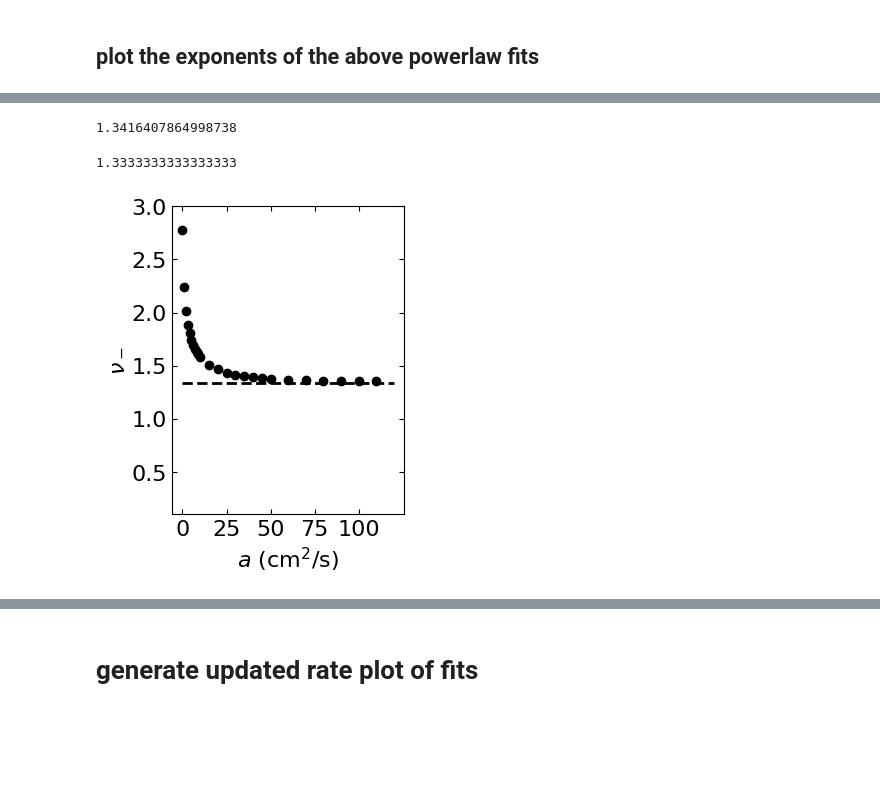
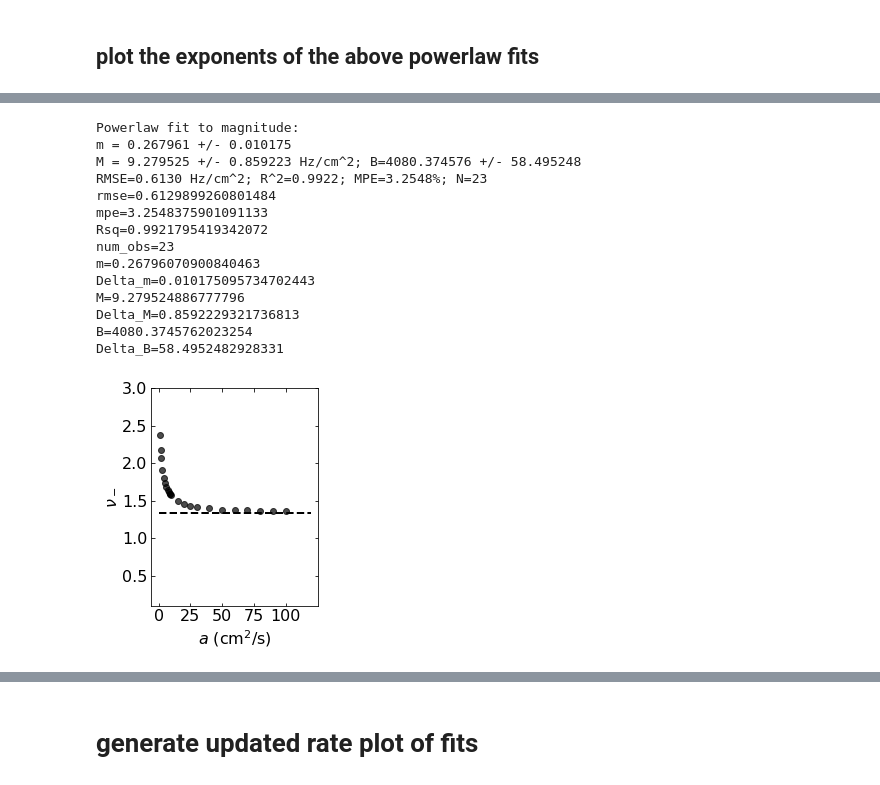
Before and after one commit to timtyree/bgmc, a Jupyter notebook: python/Generation of figure 3.ipynb, the cells around one changed output, grey strips where cells are left out. Cells and saved outputs as stored; diff of their text form; code cells hidden in the pictures; blank space fills up the shorter version.

```diff
--- a/python/Generation of figure 3.ipynb
+++ b/python/Generation of figure 3.ipynb
@@ -61,7 +61,8 @@ lr['w']=lr['rate']/lr['A']*10**3 #Hz/cm^2
 # %%
 # input_fn=f"/home/timothytyree/Documents/GitHub/bgmc/python/data/osg_output/run_18_all_powerlaw_fits.csv"
 # input_fn=f"/home/timothytyree/Documents/GitHub/bgmc/python/data/osg_output/run_17_all_powerlaw_fits.csv"
-input_fn=f"{nb_dir}/data/osg_output/run_15_all_powerlaw_fits.csv" #works for many parameter settings (L=10)
+# input_fn=f"{nb_dir}/data/osg_output/run_15_all_powerlaw_fits.csv" #works for many parameter settings (L=10)
+input_fn=f"{nb_dir}/data/osg_output/run_36_all_powerlaw_fits.csv" #works for many parameter settings (L=10)
 df=pd.read_csv(input_fn)
 df.head()
 # %% [output]
@@ -132,7 +154,7 @@ fig, ax = plt.subplots(figsize=figsize)
 # varkappa_lst = sorted(set(df['varkappa'].values))
 # varkappa_lst = list(reversed([0,1,2,3, 5, 10, 20, 30]))
 # varkappa_lst = list(reversed([0, 1, 2, 5, 15, 30]))
-varkappa_lst = list(reversed([0,
+varkappa_lst = list(reversed([#0,
                               1, 2, 3, 4,
  5,
 #  6,
@@ -324,7 +348,8 @@ df.loc[query]
 # %%
 # x_values = np.linspace(0, 1, 1000)
 x_values = np.logspace(-3, .4, 1000)
-varkappa_set_values = sorted(df.varkappa.drop_duplicates())
+varkappa_set_values = np.array(sorted(df.varkappa.drop_duplicates()))
+varkappa_set_values = varkappa_set_values[varkappa_set_values>0].copy() #remove 0 for powerlaws
 # vmin = 0
 # # vmin = 0.01
 # vmax = 30
@@ -355,48 +380,62 @@ for varkappa in varkappa_set_values:
 df_graph = pd.DataFrame(dict_graph_lst)
 # df_graph
 # %%
-# df_graph
+#extract xy values
+varkappa_values = df_graph['varkappa'].values
+M_values = df_graph['M'].values
+nu_values = df_graph['nu'].values
+#fit powerlaw for M in terms of a
+print(f"Powerlaw fit to magnitude:")
+dict_fit = print_fit_power_law(x=varkappa_values,y=M_values)
+print_dict(dict_fit)
+MM = dict_fit['M']
+Mnu = dict_fit['m']
+# %% [output]
+Powerlaw fit to magnitude:
+m = 0.267961 +/- 0.010175
+M = 9.279525 +/- 0.859223 Hz/cm^2; B=4080.374576 +/- 58.495248
+RMSE=0.6130 Hz/cm^2; R^2=0.9922; MPE=3.2548%; N=23
+rmse=0.6129899260801484
+mpe=3.2548375901091133
+Rsq=0.9921795419342072
+num_obs=23
+m=0.26796070900840463
+Delta_m=0.010175095734702443
+M=9.279524886777796
+Delta_M=0.8592229321736813
+B=4080.3745762023254
+Delta_B=58.4952482928331
-# %%
-np.sqrt(9/5)
-# %% [output]
-1.3416407864998738
-# %%
-4/3
-# %% [output]
-1.3333333333333333
 # %%
 # cmap = 'Spectral_r'
 cmap = 'viridis'
 num_points = 25
 c_col = 'rmse_full'
 # fontsize = 20
 fontsize=16
 figsize = (3, 4)  #(5,4)
 fig, ax = plt.subplots(figsize=figsize)
 
 # df_graph.plot.scatter(ax=ax,x='varkappa',y='nu',c='varkappa',vmin=vmin,vmax=vmax,cmap='viridis')#,alpha=0.7,size=50)
-varkappa_values = df_graph['varkappa'].values
-nu_values = df_graph['nu'].values
-ax.scatter(x=varkappa_values,y=nu_values,c='k')#,alpha=0.7,size=50)
+ax.scatter(x=varkappa_values,y=nu_values,c='k',alpha=0.7)#,size=50)
 # ax.scatter(x=varkappa_values,y=nu_values,c=varkappa_values,vmin=vmin,vmax=vmax,cmap='viridis')#,alpha=0.7,size=50)
 # df_graph.plot(ax=ax,x='varkappa',y='nu')#,alpha=0.7,size=50)
 
 
-#TODO: plot dotted line at 4/3
+#plot dotted line at 4/3
 xv=np.linspace(0,120,10)
 ax.plot(xv,0.*xv+4/3,'k--',lw=2)
 
 ax.set_xticks([0,25,50,75,100])
 ax.tick_params(top=True, right=True,direction='in',which='both')
 format_plot(ax=ax,xlabel=r'$a$ (cm$^2$/s)',ylabel=r'$\nu_-$',use_loglog=False,fontsize=fontsize)
 # ax.set_xscale('log')
 # fig.colorbar().remove()
 # ax.set_yscale('log')
 # ax.get_legend().remove()
 # cb = plt.colorbar()
 # cb.remove()
 
 ax.set_ylim([0.1,3])
 plt.show()
 # %% [output]
-[figure, old version]
+[figure, new version]
```
Also changed, not shown: parts of 13 cells of this notebook, 4 other files.
